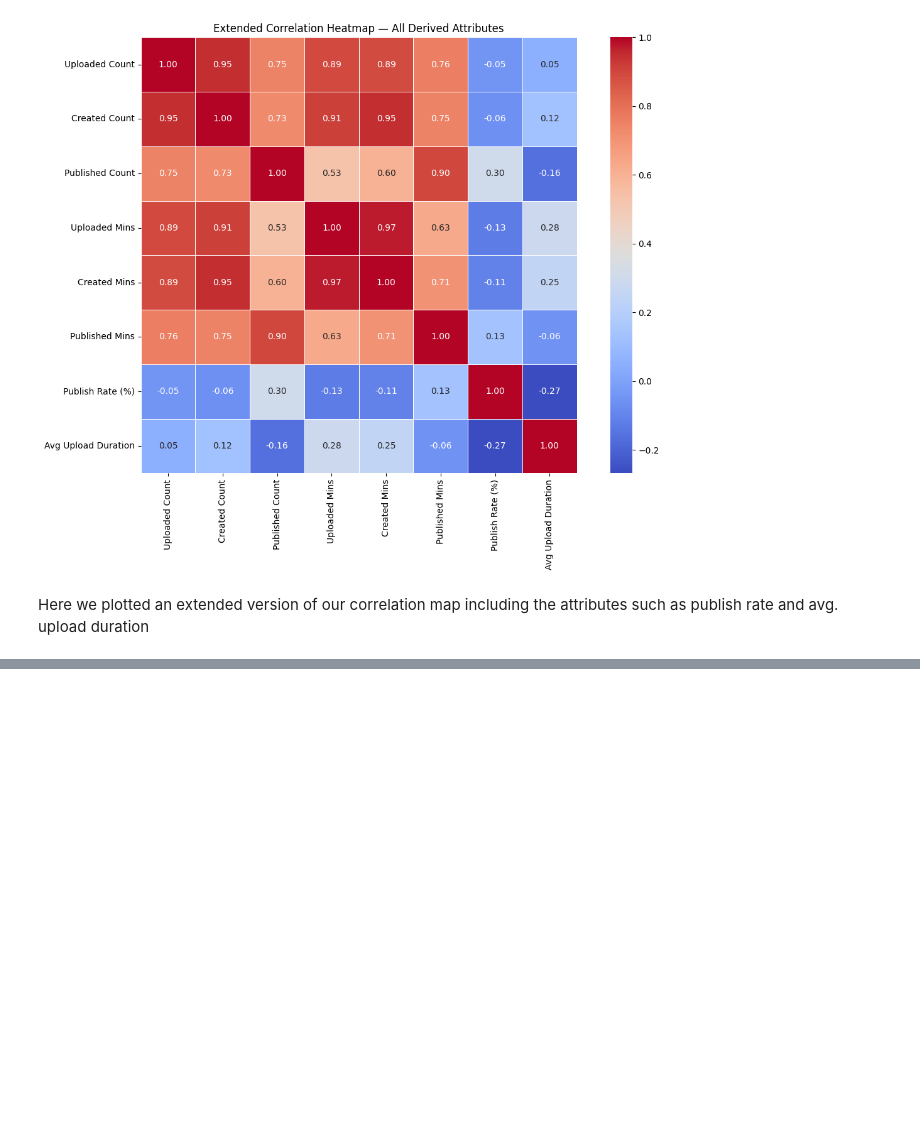
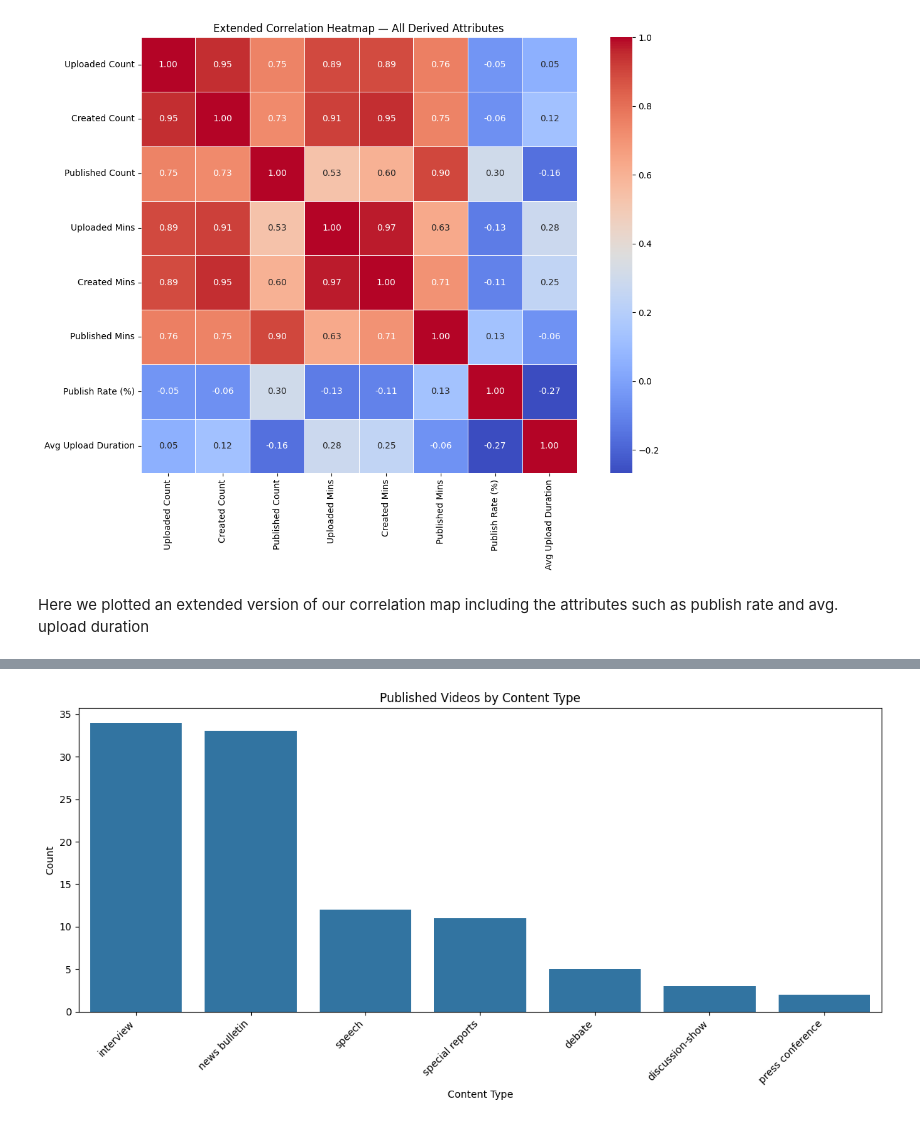
Before and after one commit to zen-code11/GC-Data, a Jupyter notebook: eda.ipynb, the cells around one changed output, grey strips where cells are left out. Cells and saved outputs as stored; diff of their text form; code cells hidden in the pictures; blank space fills up the shorter version.

```diff
--- a/eda.ipynb
+++ b/eda.ipynb
@@ -176,0 +423,18 @@ Here we plotted an extended version of our correlation map including the attribu
+# %%
+type_counts = df1_published['Type'].value_counts().reset_index()
+type_counts.columns = ['Type', 'Count']
+
+plt.figure(figsize=(12, 6))
+sns.barplot(
+    data=type_counts,
+    x='Type',
+    y='Count',
+)
+plt.title('Published Videos by Content Type')
+plt.xlabel('Content Type')
+plt.ylabel('Count')
+plt.xticks(rotation=45, ha='right')
+plt.tight_layout()
+plt.show()
+# %% [output]
+[figure, added]
```
Also changed, not shown: parts of 19 cells of this notebook.
